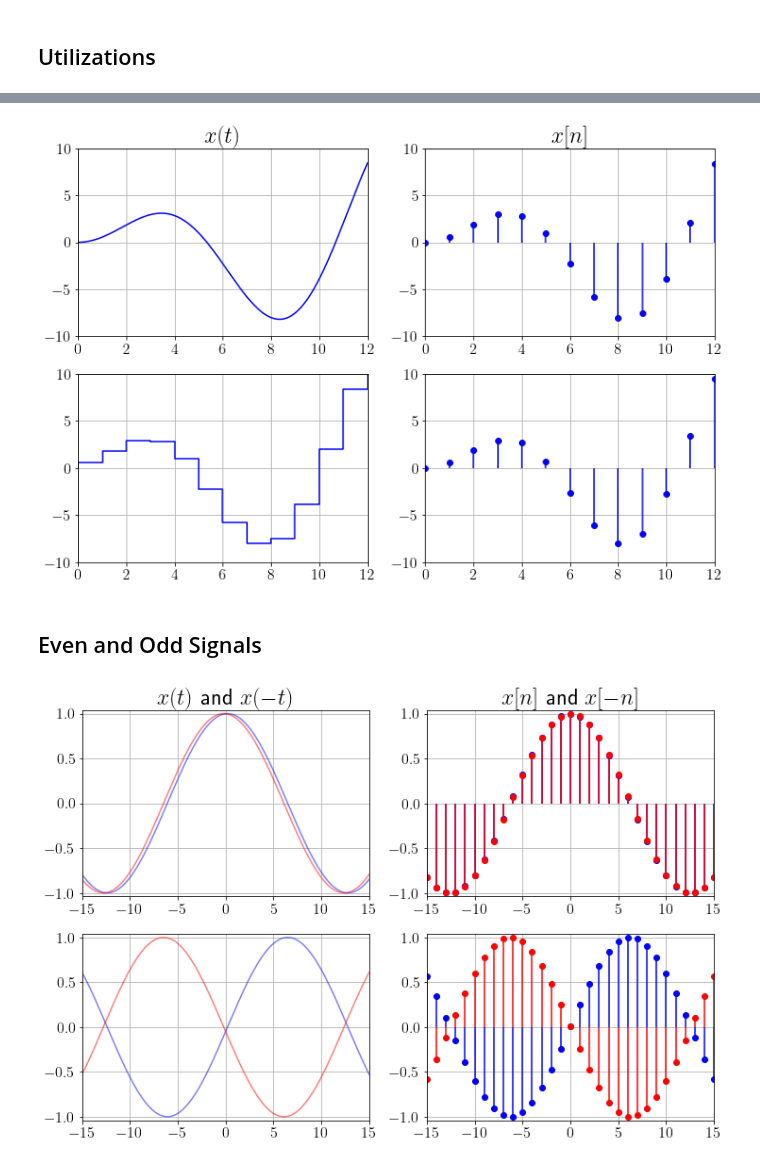
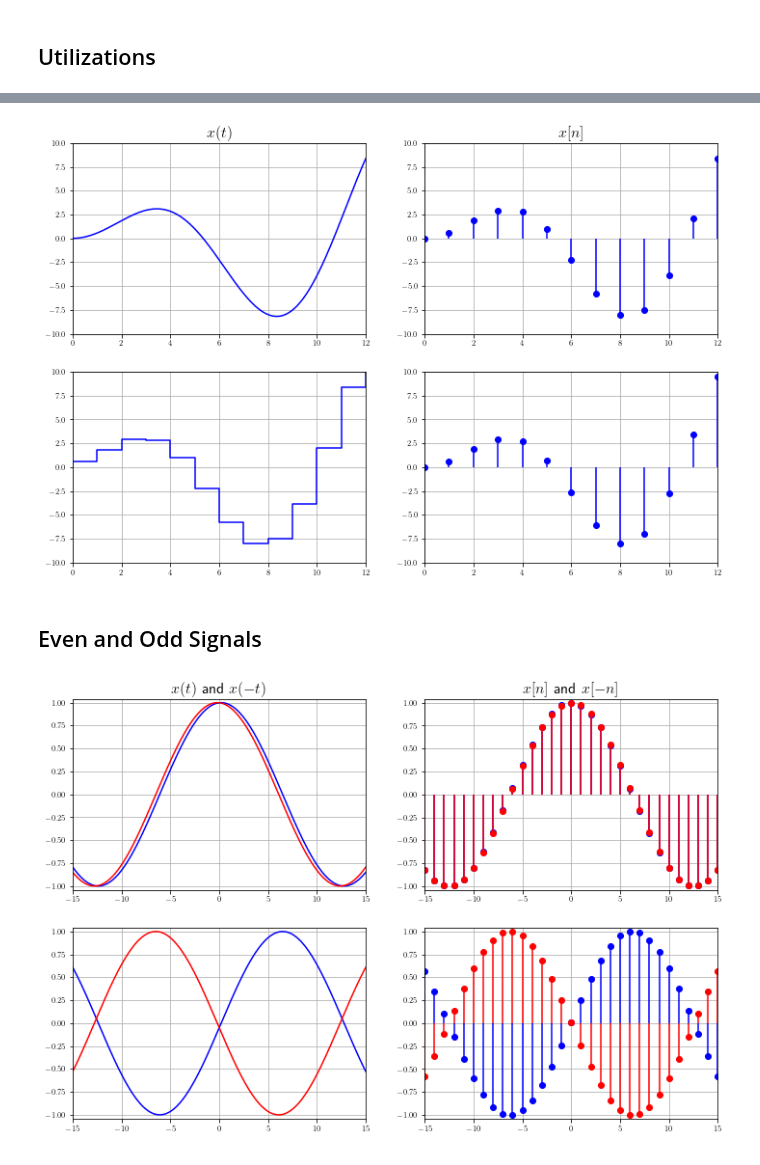
Before and after one commit to tmquan/ivcl, a Jupyter notebook: _sources/courses/dsp/intro.ipynb, the cells around one changed output, grey strips where cells are left out. Saved outputs shown, nothing was run; the diff lists cells and outputs as text; code cells hidden in the pictures.

```diff
--- a/_sources/courses/dsp/intro.ipynb
+++ b/_sources/courses/dsp/intro.ipynb
@@ -58,9 +71,9 @@ mpl_axes_plot(ax[0][0],
     color='b')
 ax[0][0].set_xlim(0, 12, 1)
 ax[0][0].set_ylim(-10, 10, 1)
-ax[0][0].set_title(r'$x(t)$', fontsize=24)
-ax[0][0].tick_params(axis='x', labelsize=16)
-ax[0][0].tick_params(axis='y', labelsize=16)
+ax[0][0].set_title(r'$x(t)$', fontsize=16)
+ax[0][0].tick_params(axis='x', labelsize=8)
+ax[0][0].tick_params(axis='y', labelsize=8)
 # ax[0][0].set_xticks([], fontsize=16)
 # ax[0][0].set_yticks([], fontsize=16)
 ax[0][0].grid('on')
@@ -73,9 +86,9 @@ mpl_axes_stem(ax[0][1],
     markerfmt='bo')
 ax[0][1].set_xlim(0, 12, 1)
 ax[0][1].set_ylim(-10, 10, 1)
-ax[0][1].set_title(r'$x[n]$', fontsize=24)
-ax[0][1].tick_params(axis='x', labelsize=16)
-ax[0][1].tick_params(axis='y', labelsize=16)
+ax[0][1].set_title(r'$x[n]$', fontsize=16)
+ax[0][1].tick_params(axis='x', labelsize=8)
+ax[0][1].tick_params(axis='y', labelsize=8)
 # ax[0][1].set_xticks([], fontsize=16)
 # ax[0][1].set_yticks([], fontsize=16)
 ax[0][1].grid('on')
@@ -88,9 +101,9 @@ mpl_axes_step(ax[1][0],
 )
 ax[1][0].set_xlim(0, 12, 1)
 ax[1][0].set_ylim(-10, 10, 1)
-# ax[1][0].set_title(r'$x[n]$', fontsize=24)
-ax[1][0].tick_params(axis='x', labelsize=16)
-ax[1][0].tick_params(axis='y', labelsize=16)
+# ax[1][0].set_title(r'$x[n]$', fontsize=16)
+ax[1][0].tick_params(axis='x', labelsize=8)
+ax[1][0].tick_params(axis='y', labelsize=8)
 # ax[1][0].set_xticks([], fontsize=16)
 # ax[1][0].set_yticks([], fontsize=16)
 ax[1][0].grid('on')
@@ -104,9 +117,9 @@ mpl_axes_stem(ax[1][1],
     markerfmt='bo')
 ax[1][1].set_xlim(0, 12, 1)
 ax[1][1].set_ylim(-10, 10, 1)
-# ax[1][1].set_title(r'$x[n]$', fontsize=24)
-ax[1][1].tick_params(axis='x', labelsize=16)
-ax[1][1].tick_params(axis='y', labelsize=16)
+# ax[1][1].set_title(r'$x[n]$', fontsize=16)
+ax[1][1].tick_params(axis='x', labelsize=8)
+ax[1][1].tick_params(axis='y', labelsize=8)
 # ax[1][1].set_xticks([], fontsize=16)
 # ax[1][1].set_yticks([], fontsize=16)
 ax[1][1].grid('on')
@@ -116,7 +129,7 @@ ax[1][1].margins(0.2, 0.2)
 
 plt.show()
 # %% [output]
-[figure, old version]
+[figure, new version]
 # %% [markdown]
 ## Even and Odd Signals
 # %%
@@ -127,13 +140,13 @@ fig, ax = plt.subplots(
     # tight_layout=True,
 )
 
-mpl_axes_plot(ax[0][0], sp.cos((t)/4-0.05), (t, -40, 40), color='b', alpha=0.5)
-mpl_axes_plot(ax[0][0], sp.cos((-t)/4-0.05), (t, -40, 40), color='r', alpha=0.5)
+mpl_axes_plot(ax[0][0], sp.cos((t)/4-0.05), (t, -40, 40), color='b')
+mpl_axes_plot(ax[0][0], sp.cos((-t)/4-0.05), (t, -40, 40), color='r')
 ax[0][0].set_xlim(-15, 15, 1)
 # ax[0][0].set_ylim(-10, 10, 1)
-ax[0][0].set_title(r'$x(t)$ and $x(-t)$', fontsize=24)
-ax[0][0].tick_params(axis='x', labelsize=16)
-ax[0][0].tick_params(axis='y', labelsize=16)
+ax[0][0].set_title(r'$x(t)$ and $x(-t)$', fontsize=16)
+ax[0][0].tick_params(axis='x', labelsize=8)
+ax[0][0].tick_params(axis='y', labelsize=8)
 # ax[0][0].set_xticks([], fontsize=16)
 # ax[0][0].set_yticks([], fontsize=16)
 ax[0][0].grid('on')
@@ -141,42 +154,42 @@ ax[0][0].margins(0.02, 0.02)
 
 
 mpl_axes_stem(ax[0][1], sp.cos((t+0.02)/4), (t, -40, 40, 1), linefmt='b', markerfmt='bo')
 mpl_axes_stem(ax[0][1], sp.cos((-t+0.02)/4), (t, -40, 40, 1), linefmt='r', markerfmt='ro')
 ax[0][1].set_xlim(-15, 15, 1)
 # ax[0][1].set_ylim(-10, 10, 1)
-ax[0][1].set_title(r'$x[n]$ and $x[-n]$', fontsize=24)
-ax[0][1].tick_params(axis='x', labelsize=16)
-ax[0][1].tick_params(axis='y', labelsize=16)
+ax[0][1].set_title(r'$x[n]$ and $x[-n]$', fontsize=16)
+ax[0][1].tick_params(axis='x', labelsize=8)
+ax[0][1].tick_params(axis='y', labelsize=8)
 # ax[0][1].set_xticks([], fontsize=16)
 # ax[0][1].set_yticks([], fontsize=16)
 ax[0][1].grid('on')
 ax[0][1].margins(0.02, 0.02)
 
-mpl_axes_plot(ax[1][0], sp.sin((t)/4-0.05), (t, -40, 40), color='b', alpha=0.5)
-mpl_axes_plot(ax[1][0], sp.sin((-t)/4-0.05), (t, -40, 40), color='r', alpha=0.5)
+mpl_axes_plot(ax[1][0], sp.sin((t)/4-0.05), (t, -40, 40), color='b')
+mpl_axes_plot(ax[1][0], sp.sin((-t)/4-0.05), (t, -40, 40), color='r')
 ax[1][0].set_xlim(-15, 15, 1)
 # ax[1][0].set_ylim(-10, 10, 1)
-# ax[1][0].set_title(r'$x(t)$', fontsize=24)
-ax[1][0].tick_params(axis='x', labelsize=16)
-ax[1][0].tick_params(axis='y', labelsize=16)
+# ax[1][0].set_title(r'$x(t)$', fontsize=16)
+ax[1][0].tick_params(axis='x', labelsize=8)
+ax[1][0].tick_params(axis='y', labelsize=8)
 # ax[1][0].set_xticks([], fontsize=16)
 # ax[1][0].set_yticks([], fontsize=16)
 ax[1][0].grid('on')
 ax[1][0].margins(0.02, 0.02)
 
 
 mpl_axes_stem(ax[1][1], sp.sin((t+0.02)/4), (t, -40, 40, 1), linefmt='b', markerfmt='bo')
 mpl_axes_stem(ax[1][1], sp.sin((-t+0.02)/4), (t, -40, 40, 1), linefmt='r', markerfmt='ro')
 ax[1][1].set_xlim(-15, 15, 1)
 # ax[1][1].set_ylim(-10, 10, 1)
-# ax[1][1].set_title(r'$x[n]$', fontsize=24)
-ax[1][1].tick_params(axis='x', labelsize=16)
-ax[1][1].tick_params(axis='y', labelsize=16)
+# ax[1][1].set_title(r'$x[n]$', fontsize=16)
+ax[1][1].tick_params(axis='x', labelsize=8)
+ax[1][1].tick_params(axis='y', labelsize=8)
 # ax[1][1].set_xticks([], fontsize=16)
 # ax[1][1].set_yticks([], fontsize=16)
 ax[1][1].grid('on')
 ax[1][1].margins(0.02, 0.02)
 
 plt.show()
 # %% [output]
-[figure, old version]
+[figure, new version]
```
Also changed, not shown: parts of 6 cells of this notebook, 7 other files.
